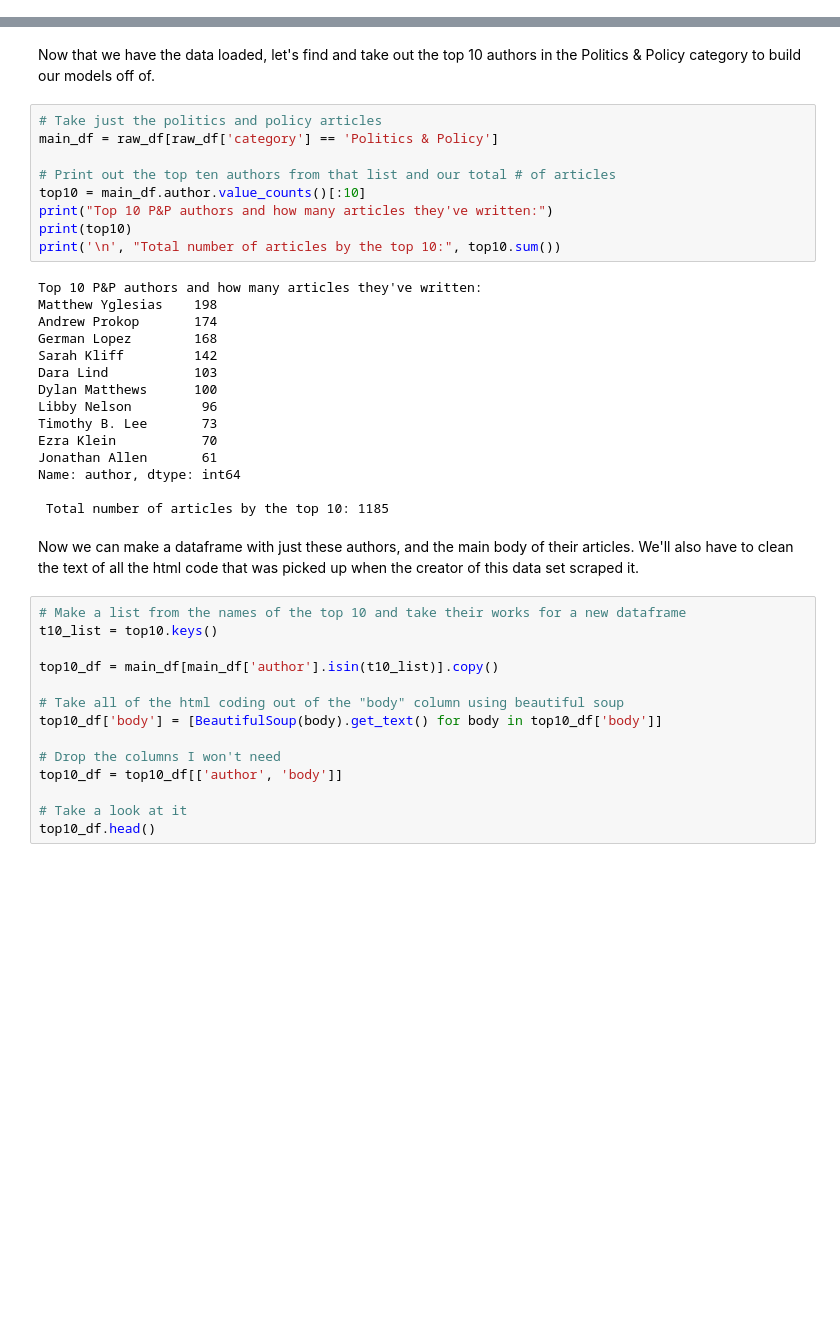
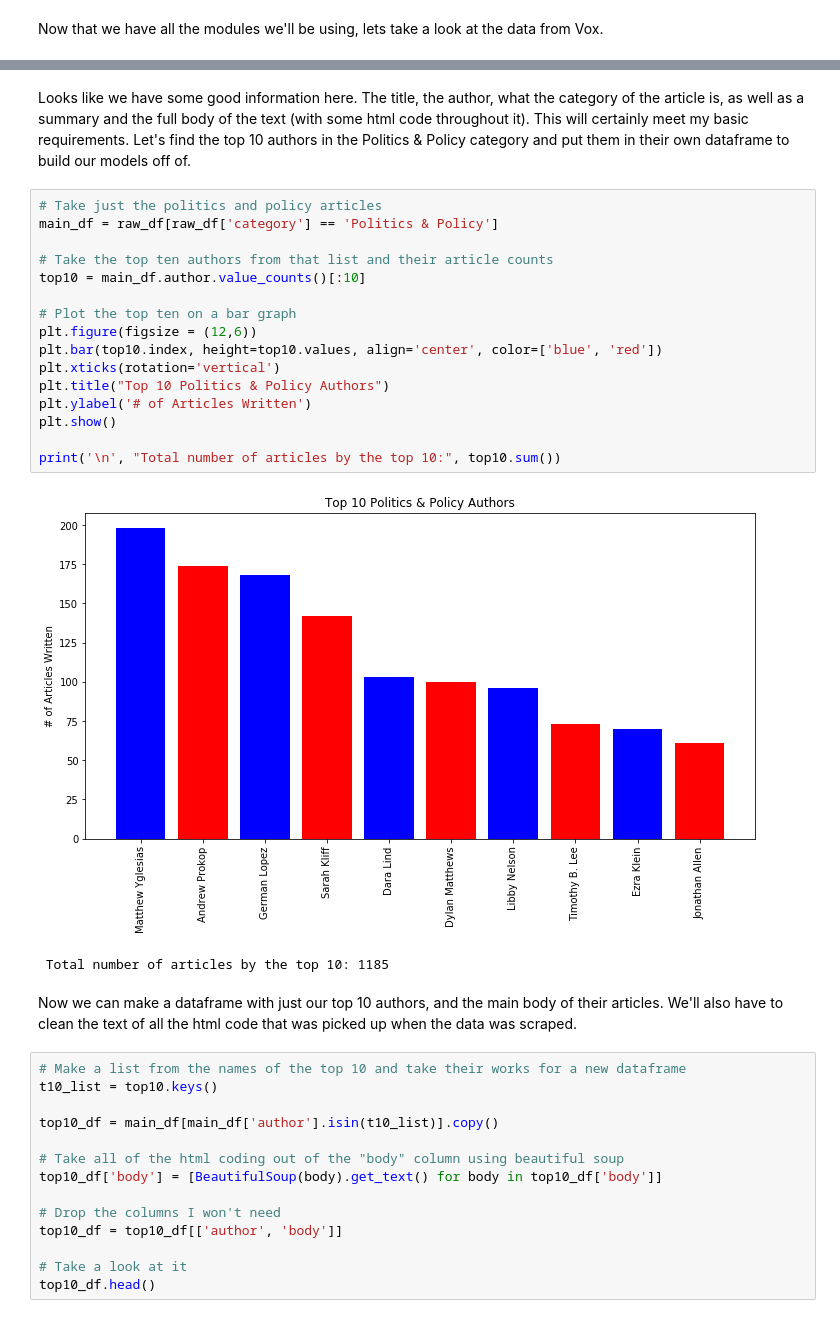
Before and after one commit to TheGregArayaSet/Unsupervised-Learning-with-Vox-Articles, a Jupyter notebook: Vox Articles.ipynb, the cells around one changed output, grey strips where cells are left out. Drawn from its saved outputs; the diff is of its cells as text; blank space fills up the shorter version.

```diff
--- a/Vox Articles.ipynb
+++ b/Vox Articles.ipynb
@@ -48,3 +46,5 @@ from sklearn.svm import LinearSVC
+# %% [markdown]
+Now that we have all the modules we'll be using, lets take a look at the data from Vox.
 # %%
 # Read in the full TSV file
 raw_df = pd.read_csv('dsjVoxArticles.tsv', sep='\t', header=0)
@@ -58,34 +58,29 @@ raw_df.head()
 | 2 | 9 charts that explain the history... | Matthew Yglesias | Business & Finance | 2014-04-10 13:30:01 | 2014-12-16 15:47:02 | http://www.vox.com/2014/4/10/5561... | These nine charts from Thomas Pik... | <p>Thomas Piketty's book <i>Capit... |
 | 3 | Remember when legal marijuana was... | German Lopez | Criminal Justice | 2014-04-03 23:25:55 | 2014-05-06 21:58:42 | http://www.vox.com/2014/4/3/55631... | Three months after legalizing mar... | <p><span>When Colorado legalized ... |
 | 4 | Obamacare succeeded for one simpl... | Sarah Kliff | Health Care | 2014-04-01 20:26:14 | 2014-11-18 15:09:14 | http://www.vox.com/2014/4/1/55707... | After a catastrophic launch, Obam... | <p>There's a very simple reason t... |
-# %% [markdown]
-Now that we have the data loaded, let's find and take out the top 10 authors in the Politics & Policy category to build our models off of.
+# %% [markdown]
+Looks like we have some good information here. The title, the author, what the category of the article is, as well as a summary and the full body of the text (with some html code throughout it). This will certainly meet my basic requirements. Let's find the top 10 authors in the Politics & Policy category and put them in their own dataframe to build our models off of.
 # %%
 # Take just the politics and policy articles
 main_df = raw_df[raw_df['category'] == 'Politics & Policy']
 
-# Print out the top ten authors from that list and our total # of articles
+# Take the top ten authors from that list and their article counts
 top10 = main_df.author.value_counts()[:10]
-print("Top 10 P&P authors and how many articles they've written:")
-print(top10)
+
+# Plot the top ten on a bar graph
+plt.figure(figsize = (12,6))
+plt.bar(top10.index, height=top10.values, align='center', color=['blue', 'red'])
+plt.xticks(rotation='vertical')
+plt.title("Top 10 Politics & Policy Authors")
+plt.ylabel('# of Articles Written')
+plt.show()
+
 print('\n', "Total number of articles by the top 10:", top10.sum())
 # %% [output]
+[figure, added]
-Top 10 P&P authors and how many articles they've written:
-Matthew Yglesias    198
-Andrew Prokop       174
-German Lopez        168
-Sarah Kliff         142
-Dara Lind           103
-Dylan Matthews      100
-Libby Nelson         96
-Timothy B. Lee       73
-Ezra Klein           70
-Jonathan Allen       61
-Name: author, dtype: int64
-
  Total number of articles by the top 10: 1185
 # %% [markdown]
-Now we can make a dataframe with just these authors, and the main body of their articles. We'll also have to clean the text of all the html code that was picked up when the creator of this data set scraped it.
+Now we can make a dataframe with just our top 10 authors, and the main body of their articles. We'll also have to clean the text of all the html code that was picked up when the data was scraped.
 # %%
 # Make a list from the names of the top 10 and take their works for a new dataframe
 t10_list = top10.keys()
```
Also changed, not shown: parts of 67 cells of this notebook.
